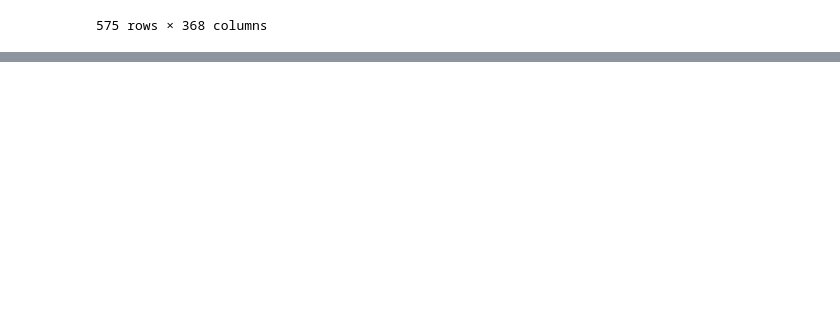
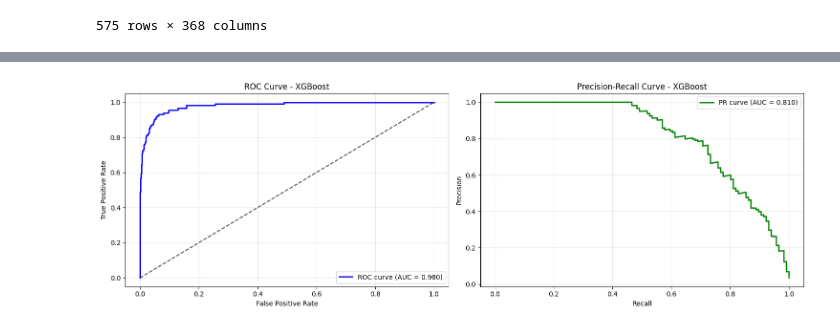
Before and after one commit to aaddssww156/phd, a Jupyter notebook: notebooks/table/data_cleaning.ipynb, the cells around one changed output, grey strips where cells are left out. Saved outputs shown, nothing was run; the diff lists cells and outputs as text; code cells hidden in the pictures; blank space fills up the shorter version.

Commit message:
TMP model test

```diff
--- a/notebooks/table/data_cleaning.ipynb
+++ b/notebooks/table/data_cleaning.ipynb
@@ -562,0 +1136,5 @@ dead
+# %%
+model_trained, results = train_and_evaluate_model(
+        lgb_model, 'LightGBM', X_train, y_train, X_val, y_val, X_test, y_test
+    )
+models_results['LightGBM'] = {'model': model_trained, 'results': results}
@@ -562,0 +1158,6 @@ dead
+# %%
+model_trained, results = train_and_evaluate_model(
+    cat_model, 'CatBoost', X_train, y_train, X_val, y_val, X_test, y_test
+)
+if model_trained is not None:
+    models_results['CatBoost'] = {'model': model_trained, 'results': results}
@@ -562,0 +1539,68 @@ dead
+# %%
+best_models = {
+    'XGBoost': best_xgb,
+    'LightGBM': best_lgb,
+    'CatBoost': best_cat
+}
+
+results = []
+# %%
+for name, model in best_models.items():
+    display(Markdown(f"### 📈 Оценка {name}"))
+
+    # Предсказания и вероятности
+    y_pred = model.predict(X_test)
+    y_proba = model.predict_proba(X_test)[:, 1]
+
+    # Метрики
+    recall = recall_score(y_test, y_pred)
+    precision = precision_score(y_test, y_pred)
+    f1 = f1_score(y_test, y_pred)
+    roc_auc = roc_auc_score(y_test, y_proba)
+
+    # Precision-Recall AUC
+    from sklearn.metrics import precision_recall_curve, auc
+    precision_curve, recall_curve, _ = precision_recall_curve(y_test, y_proba)
+    pr_auc = auc(recall_curve, precision_curve)
+
+    results.append({
+        'Модель': name,
+        'Recall': recall,
+        'Precision': precision,
+        'F1-score': f1,
+        'ROC-AUC': roc_auc,
+        'PR-AUC': pr_auc
+    })
+
+    display(Markdown(f"**Метрики на тестовом наборе:**"))
+    metrics_df = pd.DataFrame({
+        'Метрика': ['Recall', 'Precision', 'F1-score', 'ROC-AUC', 'PR-AUC'],
+        'Значение': [recall, precision, f1, roc_auc, pr_auc]
+    })
+    display(metrics_df.style.background_gradient(cmap='Blues', subset=['Значение']))
+
+    # Визуализация кривых
+    fig, (ax1, ax2) = plt.subplots(1, 2, figsize=(15, 5))
+
+    # ROC кривая
+    from sklearn.metrics import roc_curve
+    fpr, tpr, _ = roc_curve(y_test, y_proba)
+    ax1.plot(fpr, tpr, 'b-', linewidth=2, label=f'ROC curve (AUC = {roc_auc:.3f})')
+    ax1.plot([0, 1], [0, 1], 'k--', alpha=0.7)
+    ax1.set_xlabel('False Positive Rate')
+    ax1.set_ylabel('True Positive Rate')
+    ax1.set_title(f'ROC Curve - {name}')
+    ax1.legend()
+    ax1.grid(alpha=0.3)
+
+    # Precision-Recall кривая
+    ax2.plot(recall_curve, precision_curve, 'g-', linewidth=2, label=f'PR curve (AUC = {pr_auc:.3f})')
+    ax2.set_xlabel('Recall')
+    ax2.set_ylabel('Precision')
+    ax2.set_title(f'Precision-Recall Curve - {name}')
+    ax2.legend()
+    ax2.grid(alpha=0.3)
+
+    plt.tight_layout()
+    plt.show()
+# %% [output]
@@ -562,0 +1615 @@ dead
+[figure, added]
```
Also changed, not shown: parts of 48 cells of this notebook.
